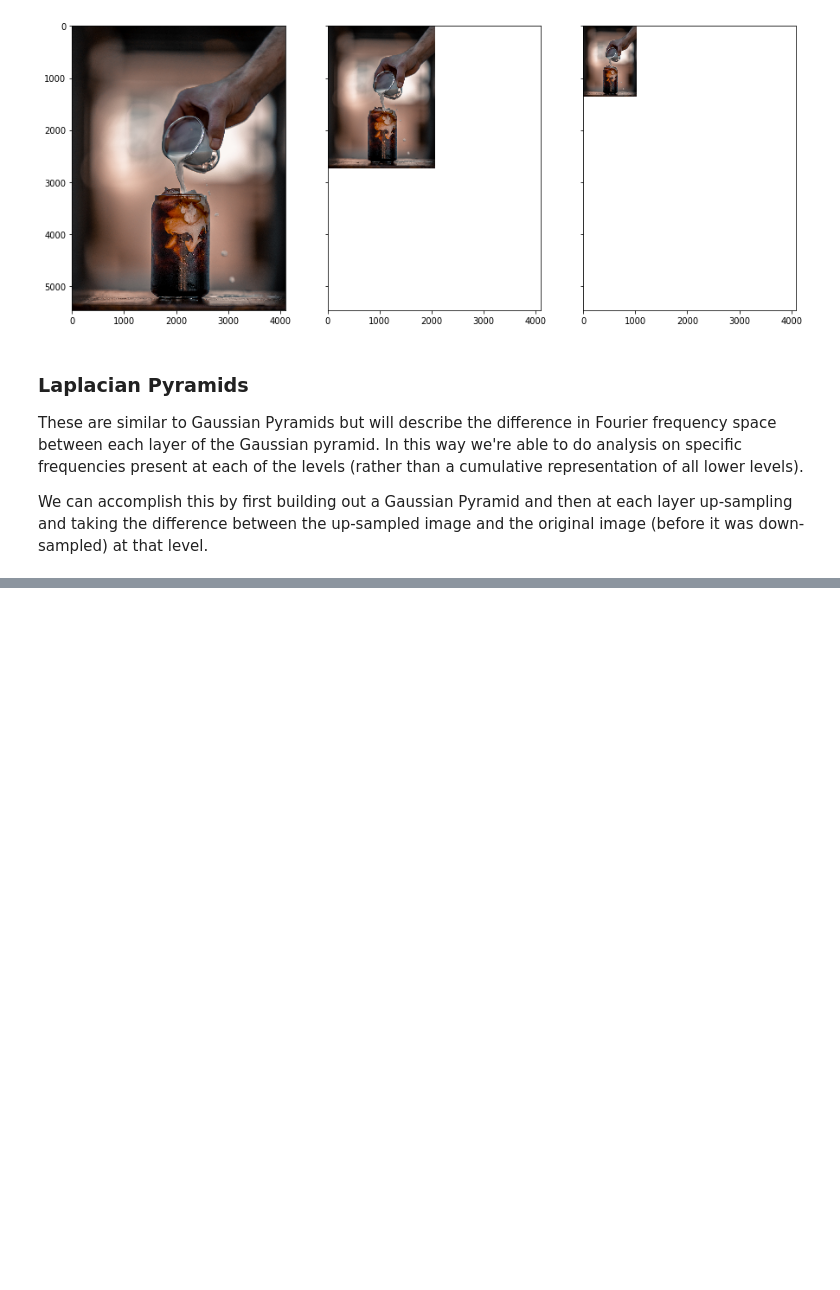
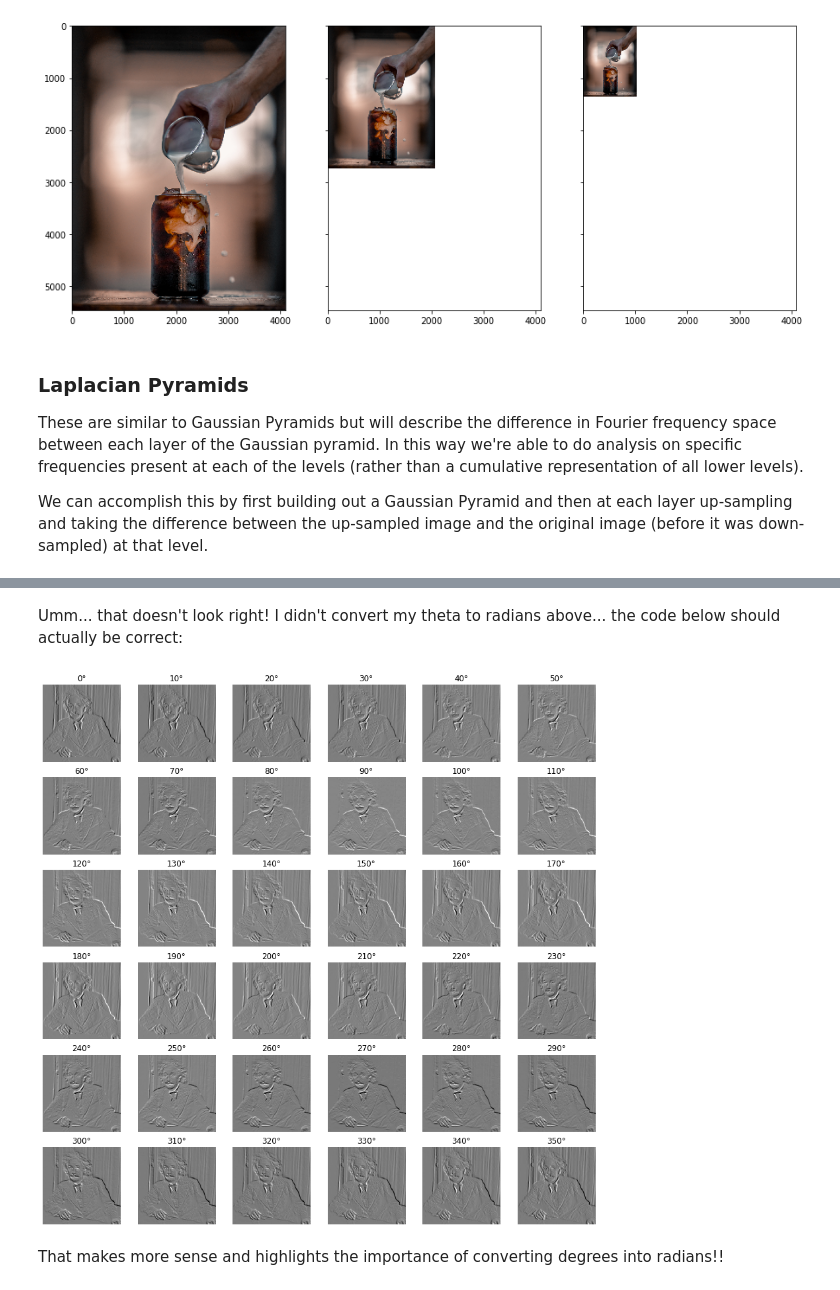
Before and after one commit to TifMoe/computer-vision-course, a Jupyter notebook: notebooks/2-image-filtering.ipynb, the cells around one changed output, grey strips where cells are left out. Saved outputs shown, nothing was run; the diff lists cells and outputs as text; code cells hidden in the pictures; blank space fills up the shorter version.

```diff
--- a/notebooks/2-image-filtering.ipynb
+++ b/notebooks/2-image-filtering.ipynb
@@ -584,0 +638,20 @@ Requirement already satisfied: numpy>=1.13.3 in /Users/tmoeller/anaconda3/envs/p
+# %% [markdown]
+Umm... that doesn't look right!
+I didn't convert my theta to radians above... the code below should actually be correct:
+# %%
+fig, axs = plt.subplots(rows, cols, figsize=(15,15))
+
+for i in range(0, 360, step):
+    pos = i/step
+    row = np.floor(pos/cols).astype(int)
+    col = np.floor(pos - (row*cols)).astype(int)
+
+    img_d = (np.cos(np.radians(i)) * img_x) + (np.sin(np.radians(i)) * img_y)
+
+    axs[row, col].imshow(img_d, cmap='gray')
+    axs[row, col].set_title(f'{i}\N{DEGREE SIGN}')
+    axs[row, col].axis('off')
+# %% [output]
+[figure, added]
+# %% [markdown]
+That makes more sense and highlights the importance of converting degrees into radians!!
```
Also changed, not shown: parts of 12 cells of this notebook.
